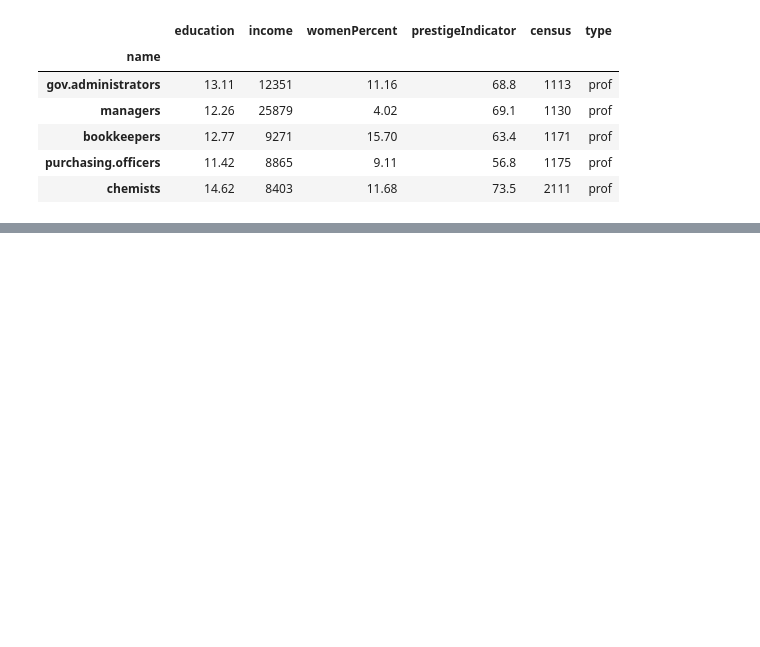
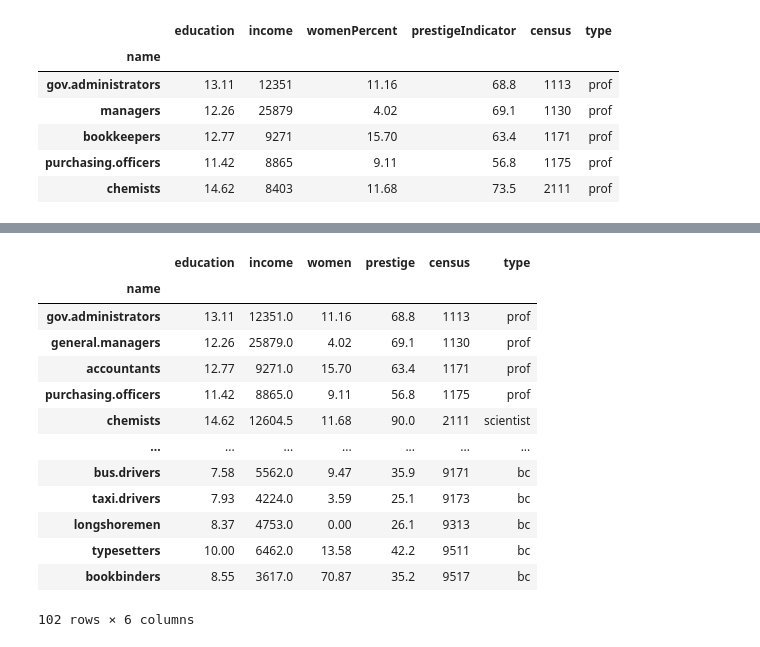
Before and after one commit to Szafranerio/Data_InDepth, a Jupyter notebook: Pandas/Pandas_Data_Modification.ipynb, the cells around one changed output, grey strips where cells are left out. Saved outputs shown, nothing was run; the diff lists cells and outputs as text; code cells hidden in the pictures; blank space fills up the shorter version.

```diff
--- a/Pandas/Pandas_Data_Modification.ipynb
+++ b/Pandas/Pandas_Data_Modification.ipynb
@@ -137,0 +204,4 @@ professionCopy.head()
+# %%
+#Challange
+profession.loc['chemists','type'] = 'scientist'
+profession.head()
@@ -137,0 +216,3 @@ professionCopy.head()
+# %%
+isScientist = (profession['type'] == 'scientist')
+isScientist.head()
@@ -137,0 +227,4 @@ professionCopy.head()
+# %%
+#Change all value in prestige columns for scientist to 90
+profession.loc[isScientist, 'prestige'] = 90
+profession.head()
@@ -137,0 +239,19 @@ professionCopy.head()
+# %%
+#Multiply inome by 1.5 for scientists
+profession.loc[isScientist, 'income'] = profession['income'] * 1.5
+profession
+# %% [output]
+|  | education | income | women | prestige | census | type |
+| name |  |  |  |  |  |  |
+| gov.administrators | 13.11 | 12351.0 | 11.16 | 68.8 | 1113 | prof |
+| general.managers | 12.26 | 25879.0 | 4.02 | 69.1 | 1130 | prof |
+| accountants | 12.77 | 9271.0 | 15.70 | 63.4 | 1171 | prof |
+| purchasing.officers | 11.42 | 8865.0 | 9.11 | 56.8 | 1175 | prof |
+| chemists | 14.62 | 12604.5 | 11.68 | 90.0 | 2111 | scientist |
+| ... | ... | ... | ... | ... | ... | ... |
+| bus.drivers | 7.58 | 5562.0 | 9.47 | 35.9 | 9171 | bc |
+| taxi.drivers | 7.93 | 4224.0 | 3.59 | 25.1 | 9173 | bc |
+| longshoremen | 8.37 | 4753.0 | 0.00 | 26.1 | 9313 | bc |
+| typesetters | 10.00 | 6462.0 | 13.58 | 42.2 | 9511 | bc |
+| bookbinders | 8.55 | 3617.0 | 70.87 | 35.2 | 9517 | bc |
+102 rows × 6 columns
```
Also changed, not shown: parts of 9 cells of this notebook.
